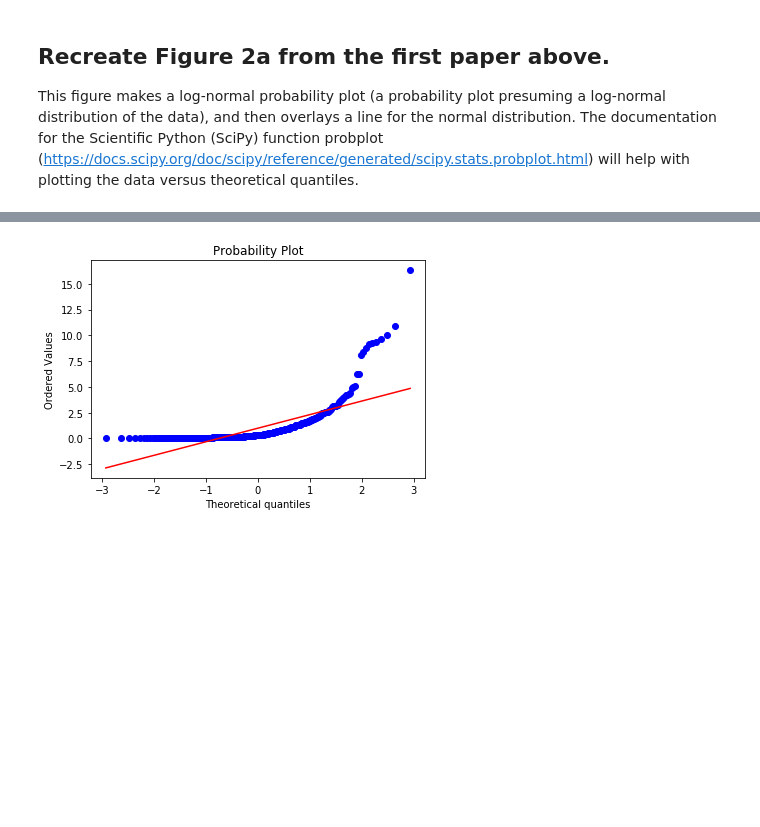
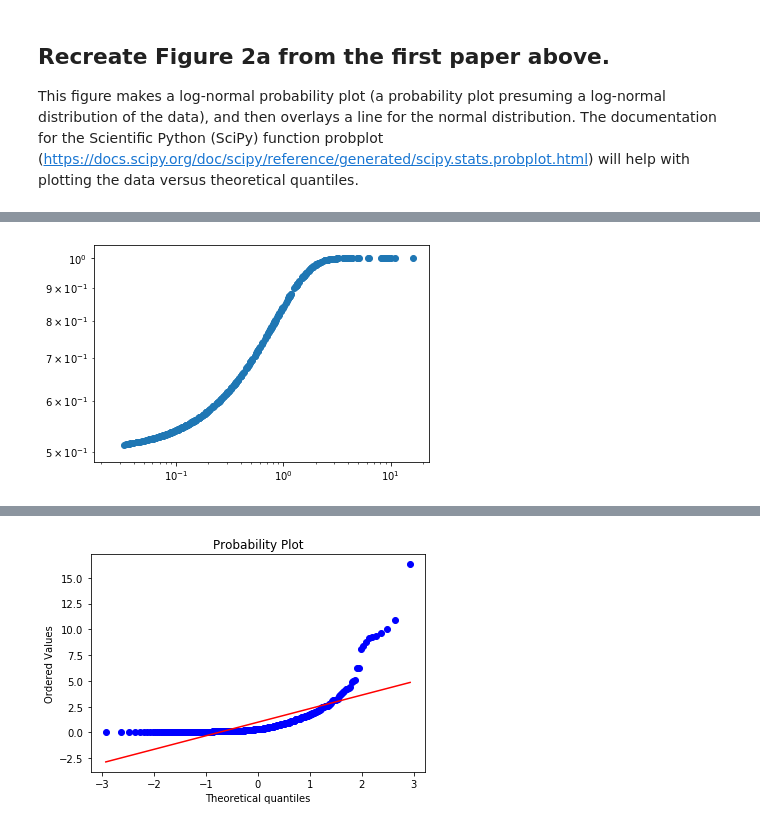
Before and after one commit to jonklus/STA130_F19Labs, a Jupyter notebook: STA130_Lab05/STA 130 Lab 05 - Probability Plots.ipynb, the cells around one changed output, grey strips where cells are left out. Saved outputs shown, nothing was run; the diff lists cells and outputs as text; code cells hidden in the pictures; blank space fills up the shorter version.

```diff
--- a/STA130_Lab05/STA 130 Lab 05 - Probability Plots.ipynb
+++ b/STA130_Lab05/STA 130 Lab 05 - Probability Plots.ipynb
@@ -53,0 +94,6 @@ import scipy.stats as stats
+# %%
+plt.scatter(electro, stats.norm.cdf(electro))
+plt.xscale("log")
+plt.yscale("log")
+# %% [output]
+[figure, added]
```
Also changed, not shown: parts of 16 cells of this notebook, 1 other file.
